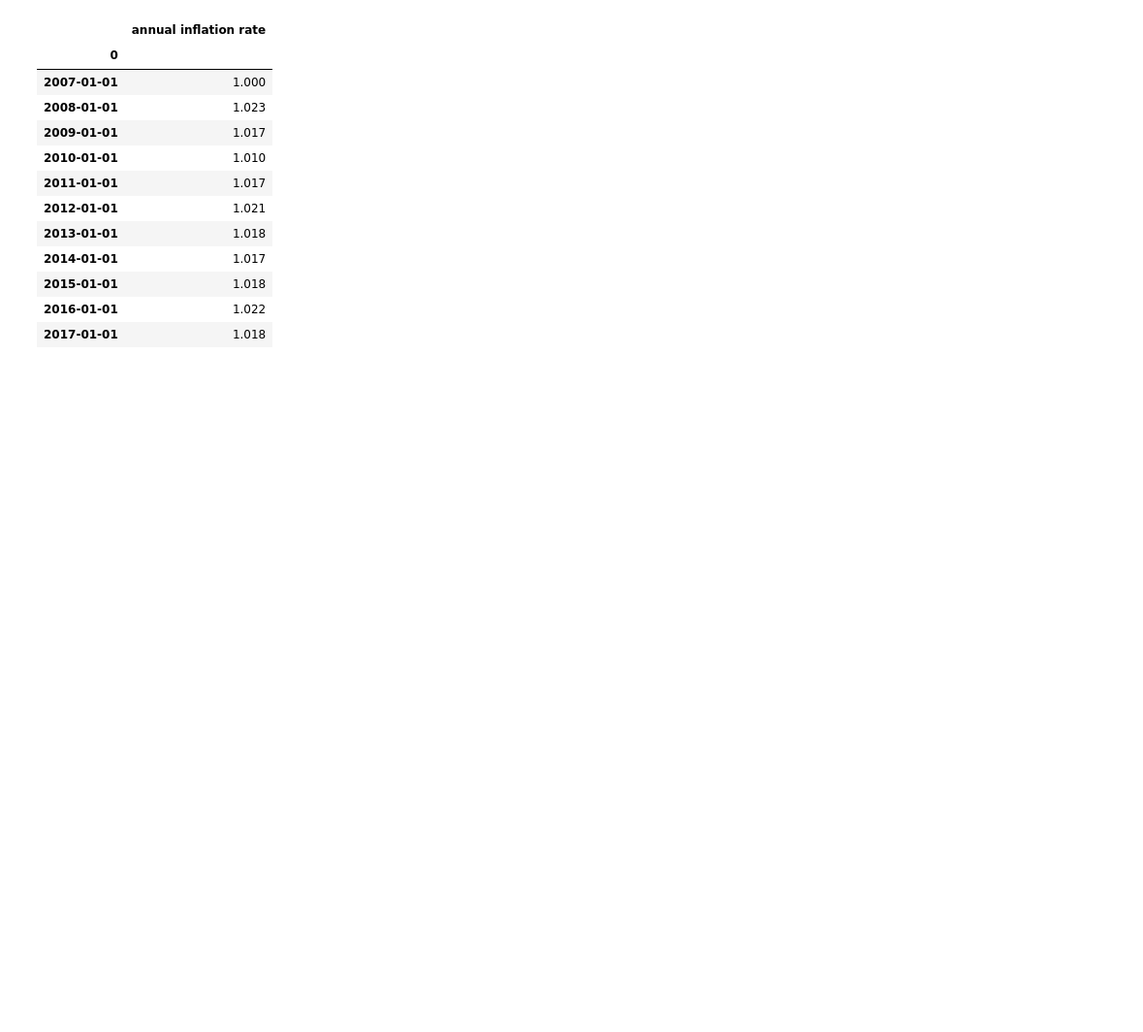
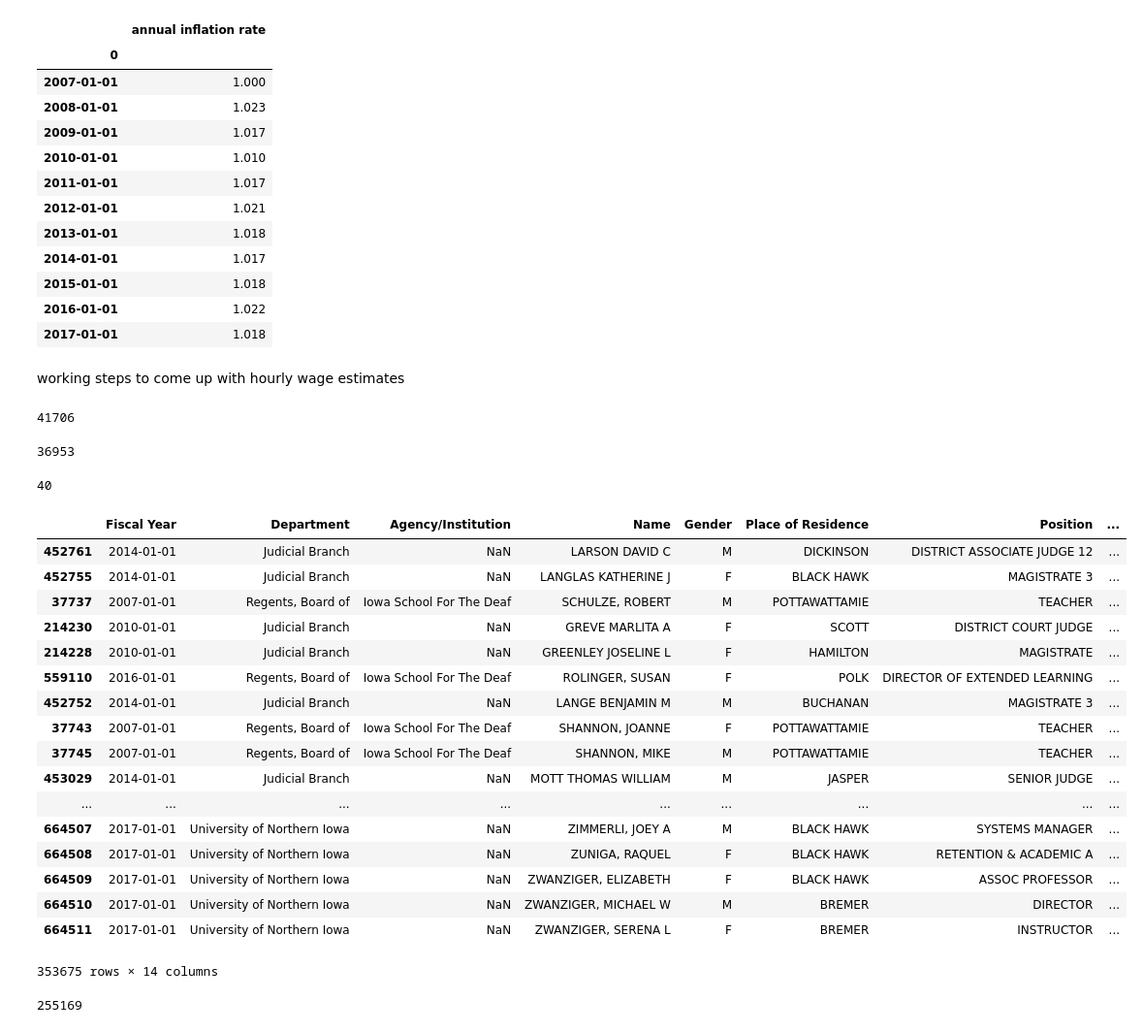
Before and after one commit to iopoi/iowa_state_employee_analysis-, a Jupyter notebook: dataset_explore.ipynb, the cells around one changed output. Shown at 97% size. Cells and saved outputs as stored; diff of their text form; code cells hidden in the pictures; blank space fills up the shorter version.

Commit message:
added hourly estimates

```diff
--- a/dataset_explore.ipynb
+++ b/dataset_explore.ipynb
@@ -78,3 +78,29 @@ data.pop("Base Salary")
 665323          (HR, 18.75)
 665324          (HR, 16.83)
 Name: Base Salary, Length: 665325, dtype: object
+# %%
+# shows the unique payment types
+print(data["Base Salary Payment Method"].unique())
+
+# function to estimate hourly wages and hours worked,
+def hourly_estimates(x):
+    # dictionary containing conversions of method to number of hours
+    method_to_hour_estimate = {'HR': 1, 'BW': 80, 'YR': 2000, 'DA': 8, 'DAILY': 8,
+                               'AN': 2000, 'HRLY': 1, 'BM': 333.33, 'PW': 40}
+    # get data from row
+    method, amount_per_method, total = x["Base Salary Payment Method"], x["Base Salary Payment Amount"], x["Total Salary Paid"]
+    # calc hourly wage and hours worked
+    try:
+        hourly_wage_estimate = amount_per_method / method_to_hour_estimate.get(method, np.nan) # if the dict does not have a conversion the default is NaN
+        hours_worked_estimate = total/hourly_wage_estimate
+    except ZeroDivisionError:
+        hourly_wage_estimate = np.nan
+        hours_worked_estimate = np.nan
+    # return tuple
+    return hourly_wage_estimate, hours_worked_estimate
+# hours_parsed is a dataframe containing all of the hourly estimates
+hour_parsed = data[["Base Salary Payment Method", "Base Salary Payment Amount", "Total Salary Paid"]] \
+                    .apply(hourly_estimates, axis=1).apply(pd.Series).rename(columns={0:'Hourly Wage Estimate', 1:'Hours Worked Estimate'})  # axis one means that you apply the function on the row instead of the column
+# if you were to do x.values it would give you the values of the complete row
+data.insert(11, 'Hourly Wage Estimate', hour_parsed['Hourly Wage Estimate'])
+data.insert(12, 'Hours Worked Estimate', hour_parsed['Hours Worked Estimate'])
@@ -307,3 +338,45 @@ inflation_rate.apply(lambda x: (x/100)+1)
 | 2015-01-01 | 1.018 |
 | 2016-01-01 | 1.022 |
 | 2017-01-01 | 1.018 |
+# %% [markdown]
+working steps to come up with hourly wage estimates
+# %%
+len(data.loc[data['Base Salary Payment Method'] == "TERMINATED"])
+# %% [output]
+41706
+# %%
+len(data.loc[data['Base Salary Payment Amount'] == 0])
+# %% [output]
+36953
+# %%
+len(data.loc[data['Total Salary Paid'] == 0])
+# %% [output]
+40
+# %%
+data.sort_values(["Base Salary Payment Method"])[311650:]
+# %% [output]
+|  | Fiscal Year | Department | Agency/Institution | Name | Gender | Place of Residence | Position | ... |
+| 452761 | 2014-01-01 | Judicial Branch | NaN | LARSON DAVID C | M | DICKINSON | DISTRICT ASSOCIATE JUDGE 12 | ... |
+| 452755 | 2014-01-01 | Judicial Branch | NaN | LANGLAS KATHERINE J | F | BLACK HAWK | MAGISTRATE 3 | ... |
+| 37737 | 2007-01-01 | Regents, Board of | Iowa School For The Deaf | SCHULZE, ROBERT | M | POTTAWATTAMIE | TEACHER | ... |
+| 214230 | 2010-01-01 | Judicial Branch | NaN | GREVE MARLITA A | F | SCOTT | DISTRICT COURT JUDGE | ... |
+| 214228 | 2010-01-01 | Judicial Branch | NaN | GREENLEY JOSELINE L | F | HAMILTON | MAGISTRATE | ... |
+| 559110 | 2016-01-01 | Regents, Board of | Iowa School For The Deaf | ROLINGER, SUSAN | F | POLK | DIRECTOR OF EXTENDED LEARNING | ... |
+| 452752 | 2014-01-01 | Judicial Branch | NaN | LANGE BENJAMIN M | M | BUCHANAN | MAGISTRATE 3 | ... |
+| 37743 | 2007-01-01 | Regents, Board of | Iowa School For The Deaf | SHANNON, JOANNE | F | POTTAWATTAMIE | TEACHER | ... |
+| 37745 | 2007-01-01 | Regents, Board of | Iowa School For The Deaf | SHANNON, MIKE | M | POTTAWATTAMIE | TEACHER | ... |
+| 453029 | 2014-01-01 | Judicial Branch | NaN | MOTT THOMAS WILLIAM | M | JASPER | SENIOR JUDGE | ... |
+| ... | ... | ... | ... | ... | ... | ... | ... | ... |
+| 664507 | 2017-01-01 | University of Northern Iowa | NaN | ZIMMERLI, JOEY A | M | BLACK HAWK | SYSTEMS MANAGER | ... |
+| 664508 | 2017-01-01 | University of Northern Iowa | NaN | ZUNIGA, RAQUEL | F | BLACK HAWK | RETENTION & ACADEMIC A | ... |
+| 664509 | 2017-01-01 | University of Northern Iowa | NaN | ZWANZIGER, ELIZABETH | F | BLACK HAWK | ASSOC PROFESSOR | ... |
+| 664510 | 2017-01-01 | University of Northern Iowa | NaN | ZWANZIGER, MICHAEL W | M | BREMER | DIRECTOR | ... |
+| 664511 | 2017-01-01 | University of Northern Iowa | NaN | ZWANZIGER, SERENA L | F | BREMER | INSTRUCTOR | ... |
+353675 rows × 14 columns
+# %%
+payment_method_key = ['HR', 'BW', 'YR', 'DA', 'DAILY', 'AN', 'HRLY', 'BM', 'PW']
+payment_method_hourly_estimate = [1, 80, 2000, 8, 8, 2000, 1, 333.33, 40]
+
+len(data.loc[data['Base Salary Payment Method'].isin(payment_method_key)])
+# %% [output]
+255169
```
Also changed, not shown: parts of 4 cells of this notebook.
